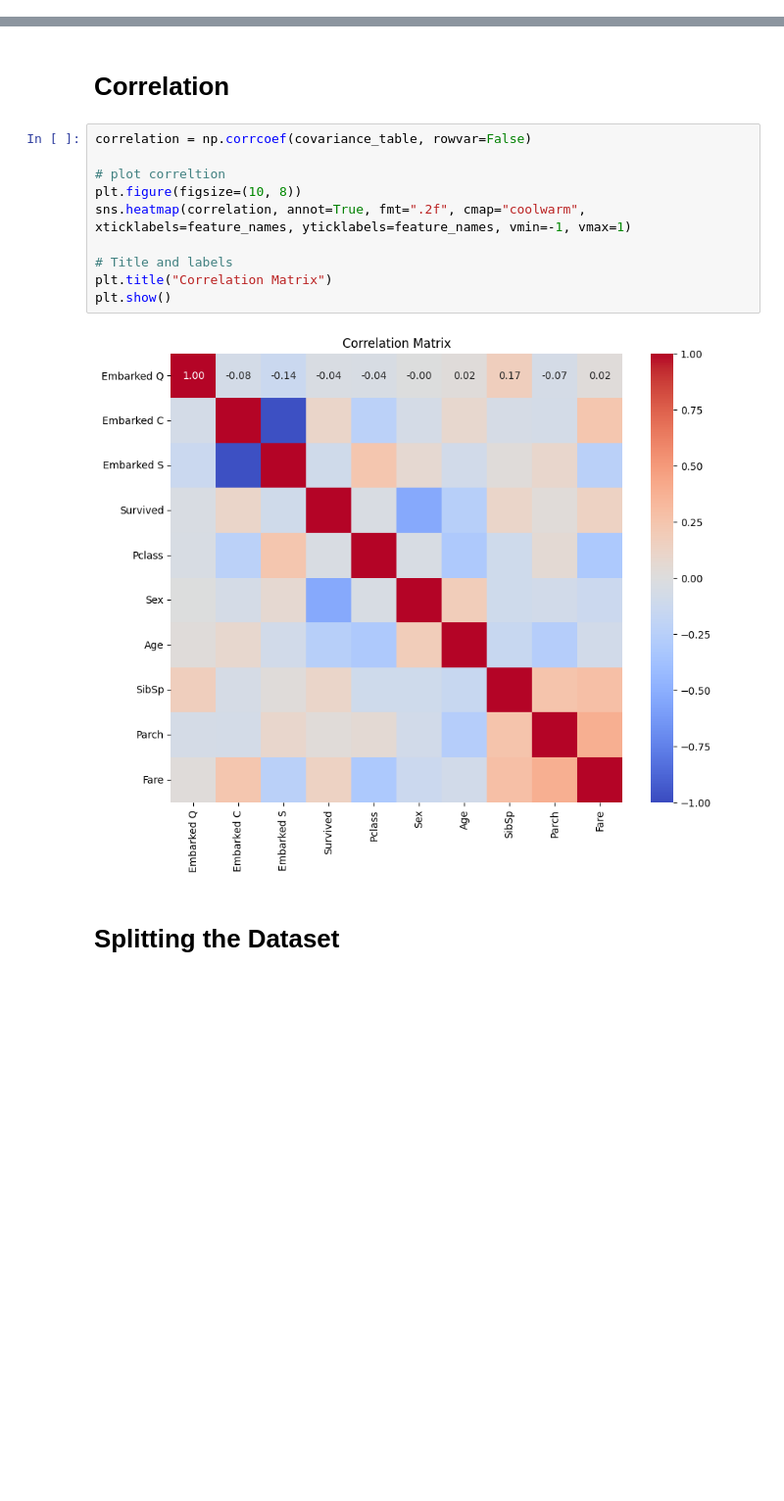
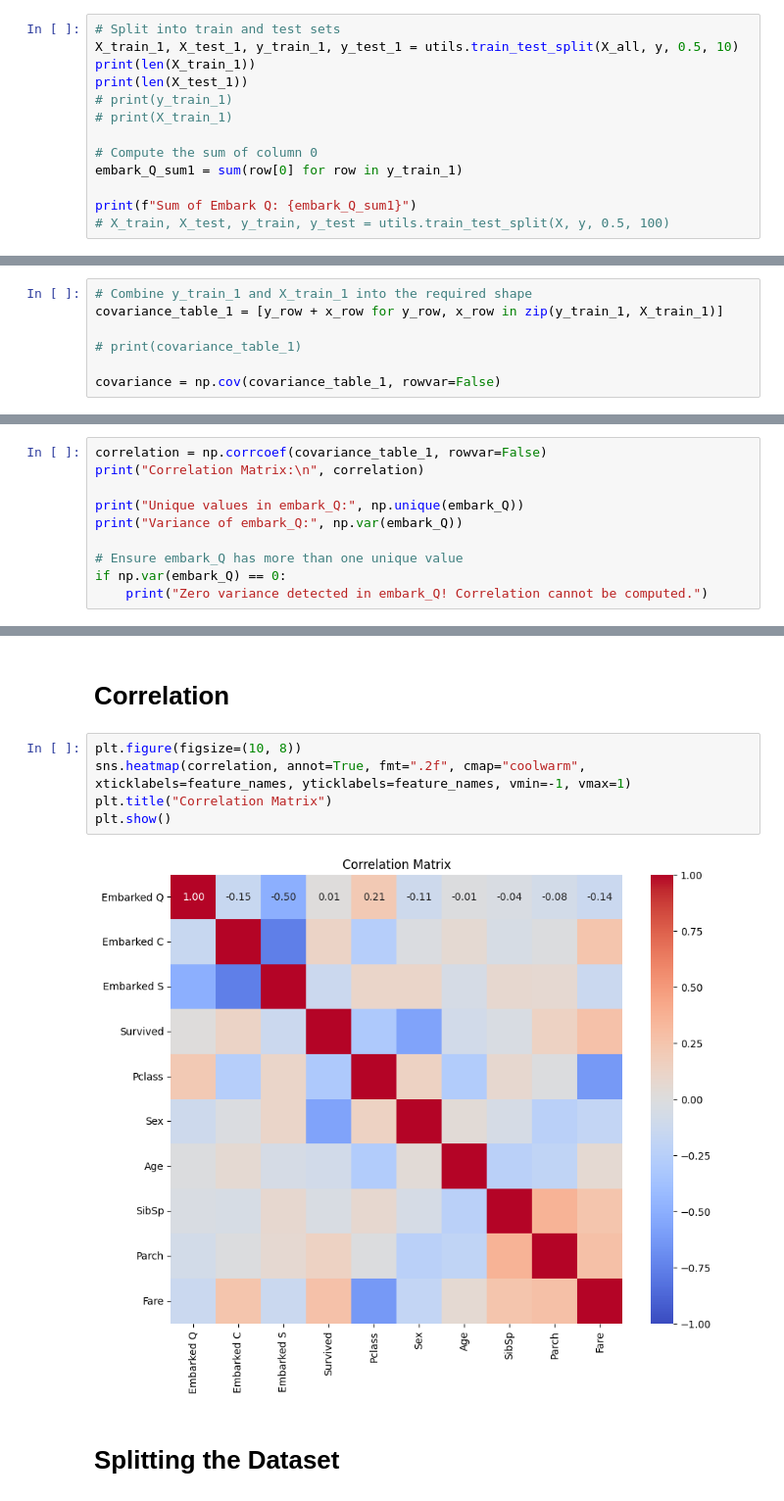
Before and after one commit to ulrichsene/titanicClassification, a Jupyter notebook: titanic.ipynb, the cells around one changed output, grey strips where cells are left out. Shown at 98% size. Drawn from its saved outputs; the diff is of its cells as text; blank space fills up the shorter version.

Commit message:
fixed default values and correlation matrix issues

```diff
--- a/titanic.ipynb
+++ b/titanic.ipynb
@@ -169,0 +235,13 @@ print(covariance)
+# %%
+# Split into train and test sets
+X_train_1, X_test_1, y_train_1, y_test_1 = utils.train_test_split(X_all, y, 0.5, 10)
+print(len(X_train_1))
+print(len(X_test_1))
+# print(y_train_1)
+# print(X_train_1)
+
+# Compute the sum of column 0
+embark_Q_sum1 = sum(row[0] for row in y_train_1)
+
+print(f"Sum of Embark Q: {embark_Q_sum1}")
+# X_train, X_test, y_train, y_test = utils.train_test_split(X, y, 0.5, 100)
@@ -169,0 +252,7 @@ print(covariance)
+# %%
+# Combine y_train_1 and X_train_1 into the required shape
+covariance_table_1 = [y_row + x_row for y_row, x_row in zip(y_train_1, X_train_1)]
+
+# print(covariance_table_1)
+
+covariance = np.cov(covariance_table_1, rowvar=False)
@@ -169,0 +280,10 @@ print(covariance)
+# %%
+correlation = np.corrcoef(covariance_table_1, rowvar=False)
+print("Correlation Matrix:\n", correlation)
+
+print("Unique values in embark_Q:", np.unique(embark_Q))
+print("Variance of embark_Q:", np.var(embark_Q))
+
+# Ensure embark_Q has more than one unique value
+if np.var(embark_Q) == 0:
+    print("Zero variance detected in embark_Q! Correlation cannot be computed.")
@@ -185,17 +321,12 @@ plt.show()
 # %% [markdown]
 # Correlation
 # %%
-correlation = np.corrcoef(covariance_table, rowvar=False)
-
-# plot correltion
 plt.figure(figsize=(10, 8))
 sns.heatmap(correlation, annot=True, fmt=".2f", cmap="coolwarm", xticklabels=feature_names, yticklabels=feature_names, vmin=-1, vmax=1)
-
-# Title and labels
 plt.title("Correlation Matrix")
 plt.show()
 # %% [output]
-[figure, old version]
+[figure, new version]
 # %% [markdown]
 # Splitting the Dataset
 # %%
```
Also changed, not shown: parts of 21 cells of this notebook, 1 other file.
